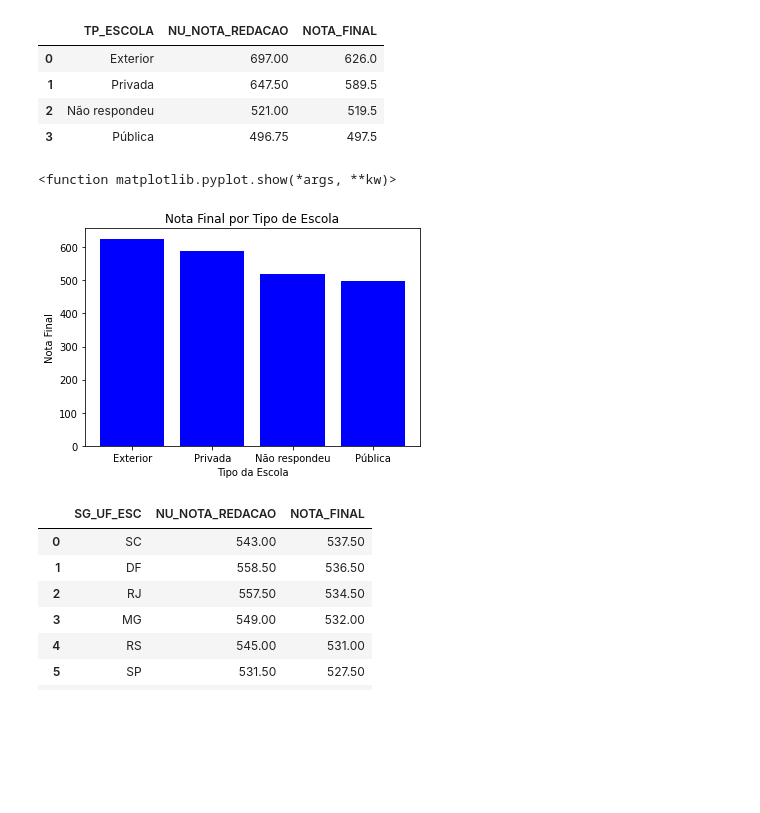
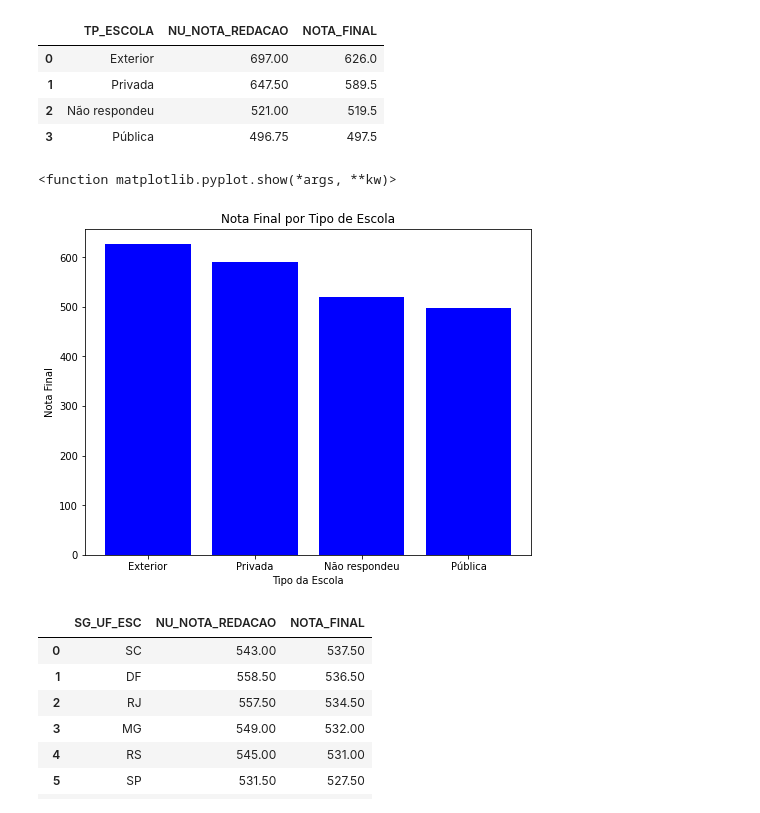
Before and after one commit to audreymoreira/case_ENEM_2017, a Jupyter notebook: Vistas_do_ENEM_2017.ipynb, the cells around one changed output. Saved outputs shown, nothing was run; the diff lists cells and outputs as text; code cells hidden in the pictures; blank space fills up the shorter version.

```diff
--- a/Vistas_do_ENEM_2017.ipynb
+++ b/Vistas_do_ENEM_2017.ipynb
@@ -162,15 +166,15 @@ tipo_escola
 # %%
 var_x = tipo_escola['TP_ESCOLA']
 var_y = tipo_escola['NOTA_FINAL']
-
+plt.figure(figsize = (8, 6))
 plt.bar(var_x, var_y,color='blue', width=0.8)
 plt.xlabel('Tipo da Escola')
 plt.ylabel('Nota Final')
 plt.title('Nota Final por Tipo de Escola')
 plt.show
 # %% [output]
 <function matplotlib.pyplot.show(*args, **kw)>
-[figure, old version]
+[figure, new version]
 # %%
 media_por_estado = enem_2017.groupby('SG_UF_ESC').mean()
 # %%
```
Also changed, not shown: parts of 11 cells of this notebook.
